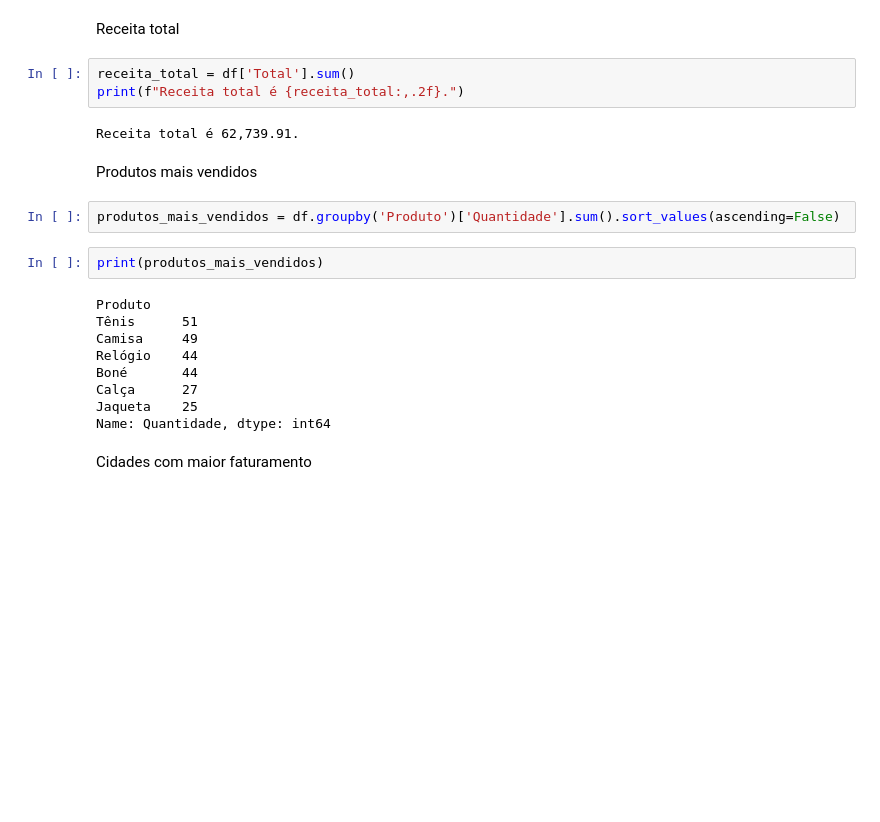
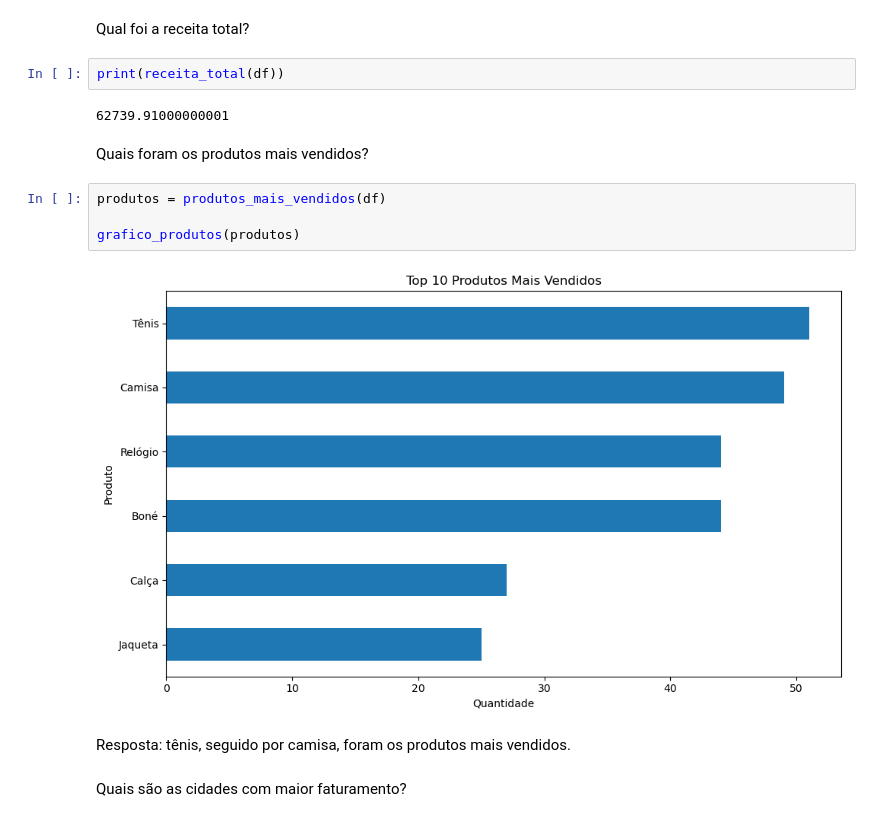
Before and after one commit to MuriloNellis22/analise_vendas_loja, a Jupyter notebook: analise_loja.ipynb, the cells around one changed output. Saved outputs shown, nothing was run; the diff lists cells and outputs as text; blank space fills up the shorter version.

```diff
--- a/analise_loja.ipynb
+++ b/analise_loja.ipynb
@@ -49,25 +44,19 @@ None
 # %% [markdown]
-Receita total
+Qual foi a receita total?
 # %%
-receita_total = df['Total'].sum()
-print(f"Receita total é {receita_total:,.2f}.")
+print(receita_total(df))
 # %% [output]
-Receita total é 62,739.91.
+62739.91000000001
 # %% [markdown]
-Produtos mais vendidos
+Quais foram os produtos mais vendidos?
 # %%
-produtos_mais_vendidos = df.groupby('Produto')['Quantidade'].sum().sort_values(ascending=False)
+produtos = produtos_mais_vendidos(df)
+
+grafico_produtos(produtos)
+# %% [output]
+[figure, added]
-# %%
-print(produtos_mais_vendidos)
-# %% [output]
-Produto
-Tênis      51
-Camisa     49
-Relógio    44
-Boné       44
-Calça      27
-Jaqueta    25
-Name: Quantidade, dtype: int64
+# %% [markdown]
+Resposta: tênis, seguido por camisa, foram os produtos mais vendidos.
 # %% [markdown]
-Cidades com maior faturamento
+Quais são as cidades com maior faturamento?
 # %%
```
Also changed, not shown: parts of 23 cells of this notebook, 8 other files.
